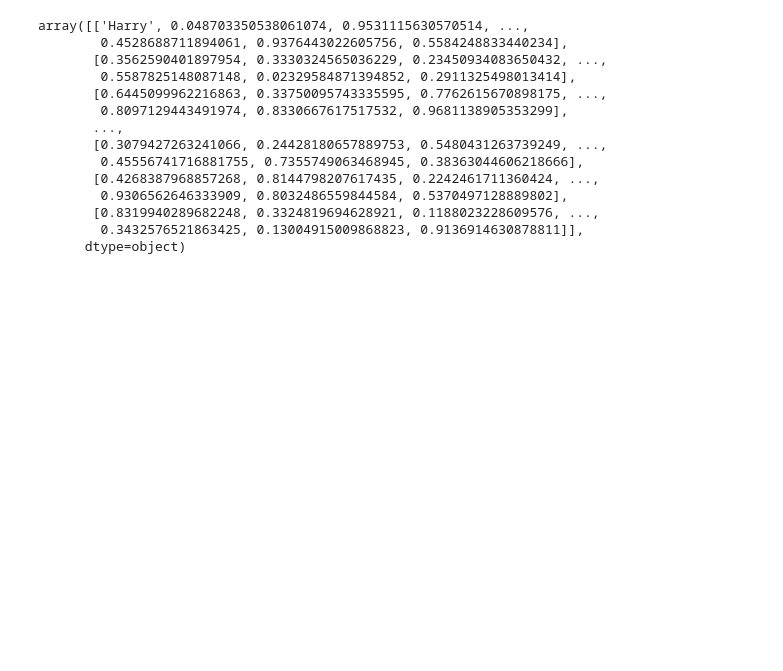
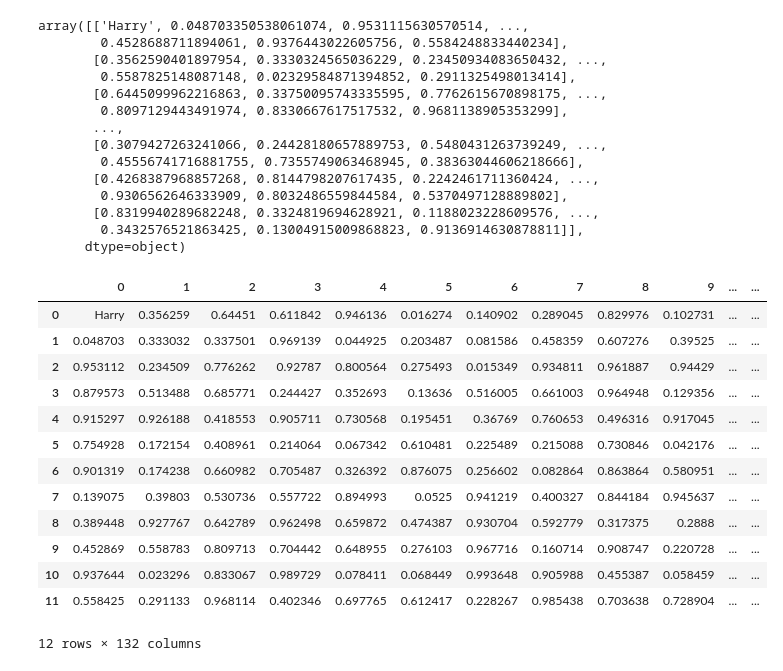
Before and after one commit to Hridayansh018/Pandas, a Jupyter notebook: Tutorial.ipynb, the cells around one changed output. Drawn from its saved outputs; the diff is of its cells as text; code cells hidden in the pictures; blank space fills up the shorter version.

```diff
--- a/Tutorial.ipynb
+++ b/Tutorial.ipynb
@@ -192,3 +192,20 @@ array([['Harry', 0.048703350538061074, 0.9531115630570514, ...,
        [0.8319940289682248, 0.3324819694628921, 0.1188023228609576, ...,
         0.3432576521863425, 0.13004915009868823, 0.9136914630878811]],
       dtype=object)
+# %%
+newDF.T
+# %% [output]
+|  | 0 | 1 | 2 | 3 | 4 | 5 | 6 | 7 | 8 | 9 | ... | ... |
+| 0 | Harry | 0.356259 | 0.64451 | 0.611842 | 0.946136 | 0.016274 | 0.140902 | 0.289045 | 0.829976 | 0.102731 | ... | ... |
+| 1 | 0.048703 | 0.333032 | 0.337501 | 0.969139 | 0.044925 | 0.203487 | 0.081586 | 0.458359 | 0.607276 | 0.39525 | ... | ... |
+| 2 | 0.953112 | 0.234509 | 0.776262 | 0.92787 | 0.800564 | 0.275493 | 0.015349 | 0.934811 | 0.961887 | 0.94429 | ... | ... |
+| 3 | 0.879573 | 0.513488 | 0.685771 | 0.244427 | 0.352693 | 0.13636 | 0.516005 | 0.661003 | 0.964948 | 0.129356 | ... | ... |
+| 4 | 0.915297 | 0.926188 | 0.418553 | 0.905711 | 0.730568 | 0.195451 | 0.36769 | 0.760653 | 0.496316 | 0.917045 | ... | ... |
+| 5 | 0.754928 | 0.172154 | 0.408961 | 0.214064 | 0.067342 | 0.610481 | 0.225489 | 0.215088 | 0.730846 | 0.042176 | ... | ... |
+| 6 | 0.901319 | 0.174238 | 0.660982 | 0.705487 | 0.326392 | 0.876075 | 0.256602 | 0.082864 | 0.863864 | 0.580951 | ... | ... |
+| 7 | 0.139075 | 0.39803 | 0.530736 | 0.557722 | 0.894993 | 0.0525 | 0.941219 | 0.400327 | 0.844184 | 0.945637 | ... | ... |
+| 8 | 0.389448 | 0.927767 | 0.642789 | 0.962498 | 0.659872 | 0.474387 | 0.930704 | 0.592779 | 0.317375 | 0.2888 | ... | ... |
+| 9 | 0.452869 | 0.558783 | 0.809713 | 0.704442 | 0.648955 | 0.276103 | 0.967716 | 0.160714 | 0.908747 | 0.220728 | ... | ... |
+| 10 | 0.937644 | 0.023296 | 0.833067 | 0.989729 | 0.078411 | 0.068449 | 0.993648 | 0.905988 | 0.455387 | 0.058459 | ... | ... |
+| 11 | 0.558425 | 0.291133 | 0.968114 | 0.402346 | 0.697765 | 0.612417 | 0.228267 | 0.985438 | 0.703638 | 0.728904 | ... | ... |
+12 rows × 132 columns
```
Also changed, not shown: parts of 1 cell of this notebook.
